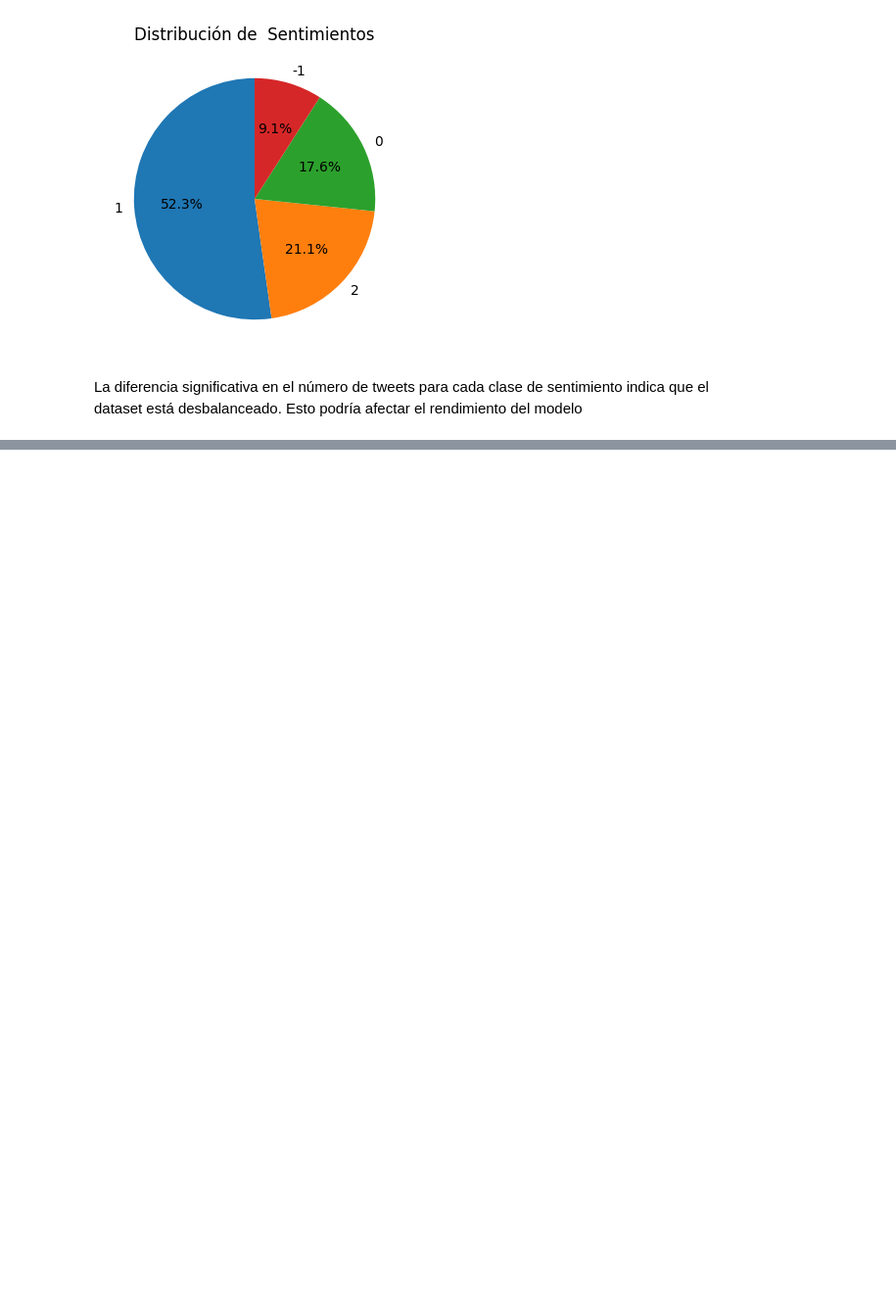
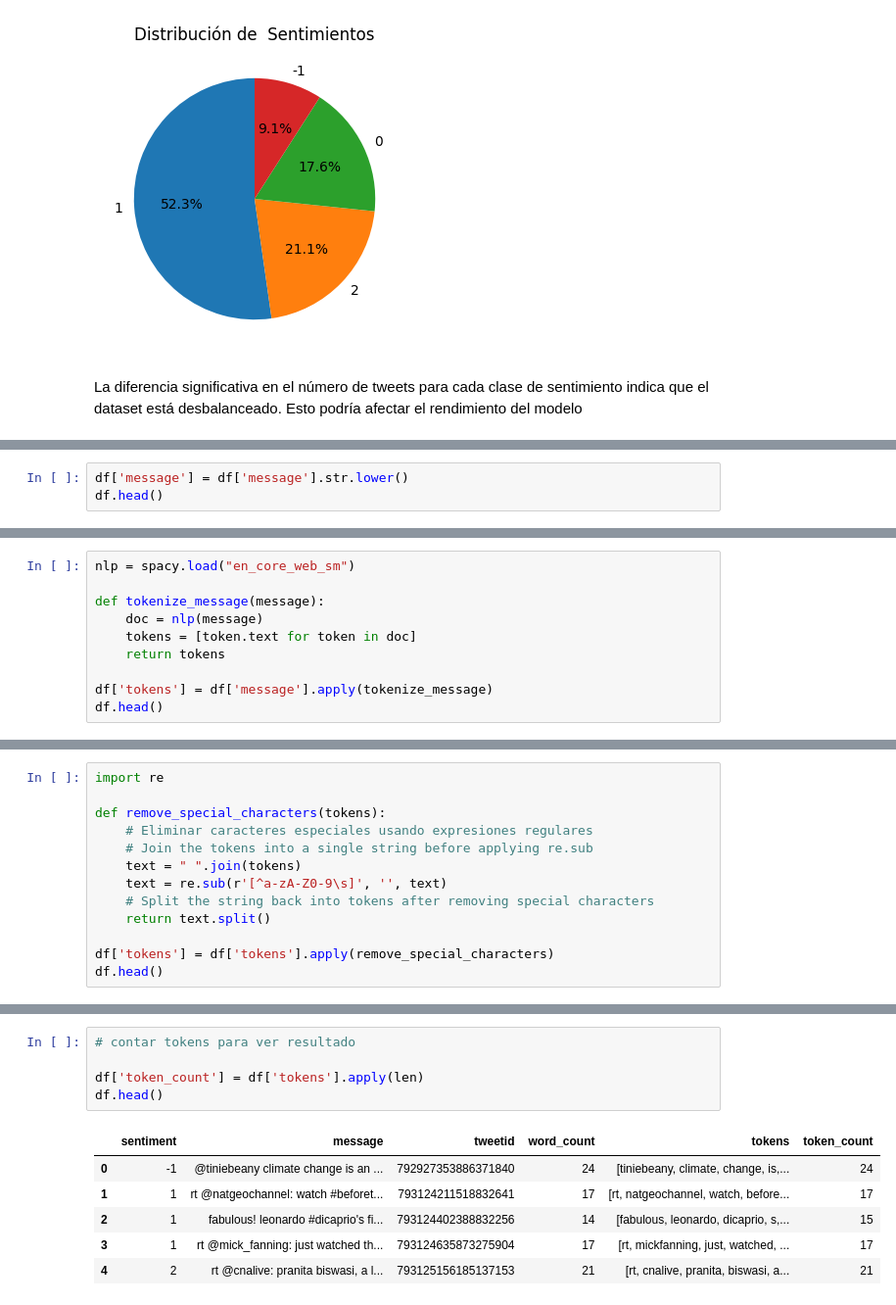
Before and after one commit to gusti011/DSIII, a Jupyter notebook: DSIII.ipynb, the cells around one changed output, grey strips where cells are left out. Shown: that part at 98% size. Saved outputs shown, nothing was run; the diff lists cells and outputs as text; blank space fills up the shorter version.

```diff
--- a/DSIII.ipynb
+++ b/DSIII.ipynb
@@ -101,0 +158,3 @@ plt.show()
+# %%
+df['message'] = df['message'].str.lower()
+df.head()
@@ -101,0 +170,10 @@ plt.show()
+# %%
+nlp = spacy.load("en_core_web_sm")
+
+def tokenize_message(message):
+    doc = nlp(message)
+    tokens = [token.text for token in doc]
+    return tokens
+
+df['tokens'] = df['message'].apply(tokenize_message)
+df.head()
@@ -101,0 +189,13 @@ plt.show()
+# %%
+import re
+
+def remove_special_characters(tokens):
+    # Eliminar caracteres especiales usando expresiones regulares
+    # Join the tokens into a single string before applying re.sub
+    text = " ".join(tokens)
+    text = re.sub(r'[^a-zA-Z0-9\s]', '', text)
+    # Split the string back into tokens after removing special characters
+    return text.split()
+
+df['tokens'] = df['tokens'].apply(remove_special_characters)
+df.head()
@@ -101,0 +209,12 @@ plt.show()
+# %%
+# contar tokens para ver resultado
+
+df['token_count'] = df['tokens'].apply(len)
+df.head()
+# %% [output]
+|  | sentiment | message | tweetid | word_count | tokens | token_count |
+| 0 | -1 | @tiniebeany climate change is an ... | 792927353886371840 | 24 | [tiniebeany, climate, change, is,... | 24 |
+| 1 | 1 | rt @natgeochannel: watch #beforet... | 793124211518832641 | 17 | [rt, natgeochannel, watch, before... | 17 |
+| 2 | 1 | fabulous! leonardo #dicaprio's fi... | 793124402388832256 | 14 | [fabulous, leonardo, dicaprio, s,... | 15 |
+| 3 | 1 | rt @mick_fanning: just watched th... | 793124635873275904 | 17 | [rt, mickfanning, just, watched, ... | 17 |
+| 4 | 2 | rt @cnalive: pranita biswasi, a l... | 793125156185137153 | 21 | [rt, cnalive, pranita, biswasi, a... | 21 |
```
Also changed, not shown: parts of 34 cells of this notebook.
